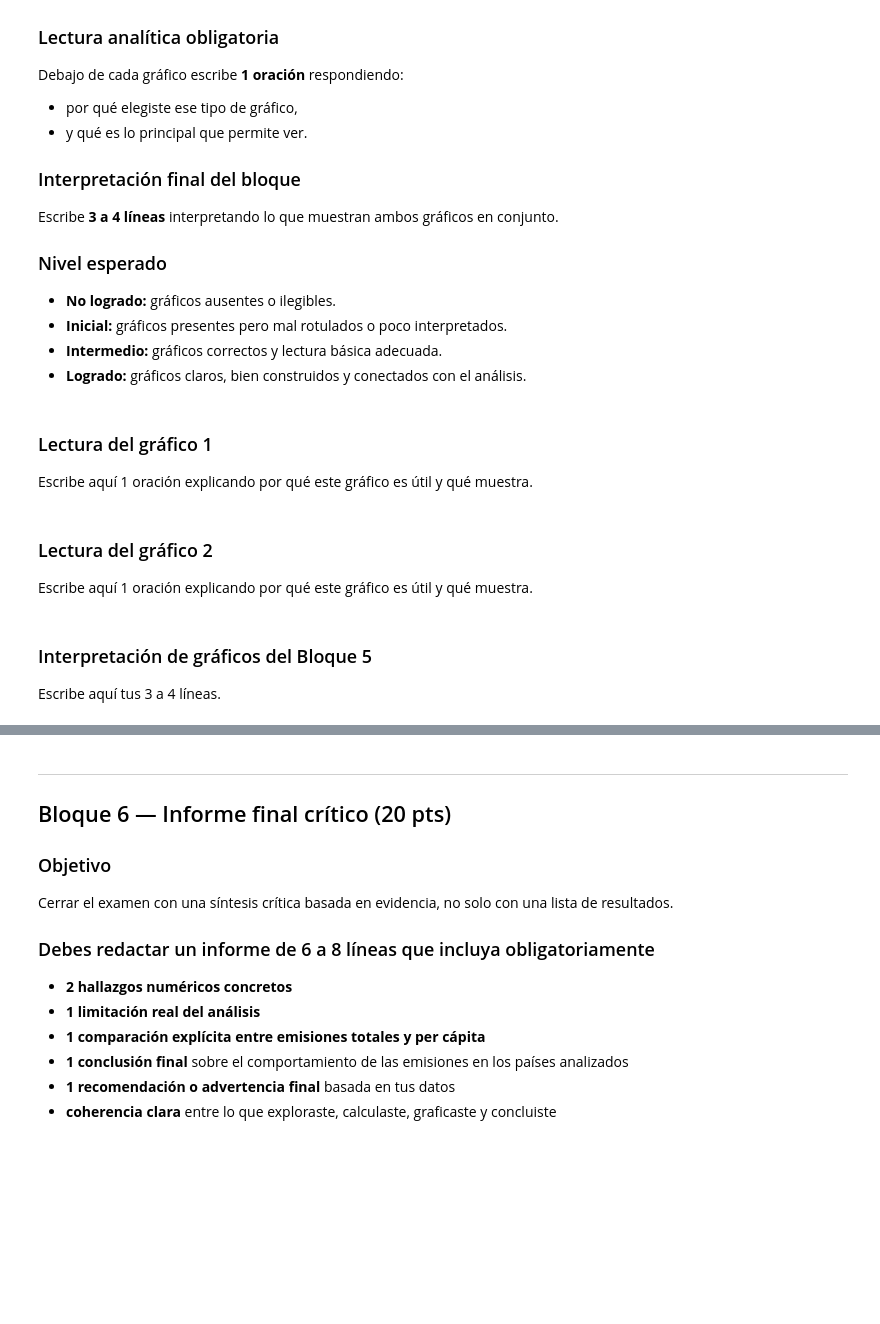
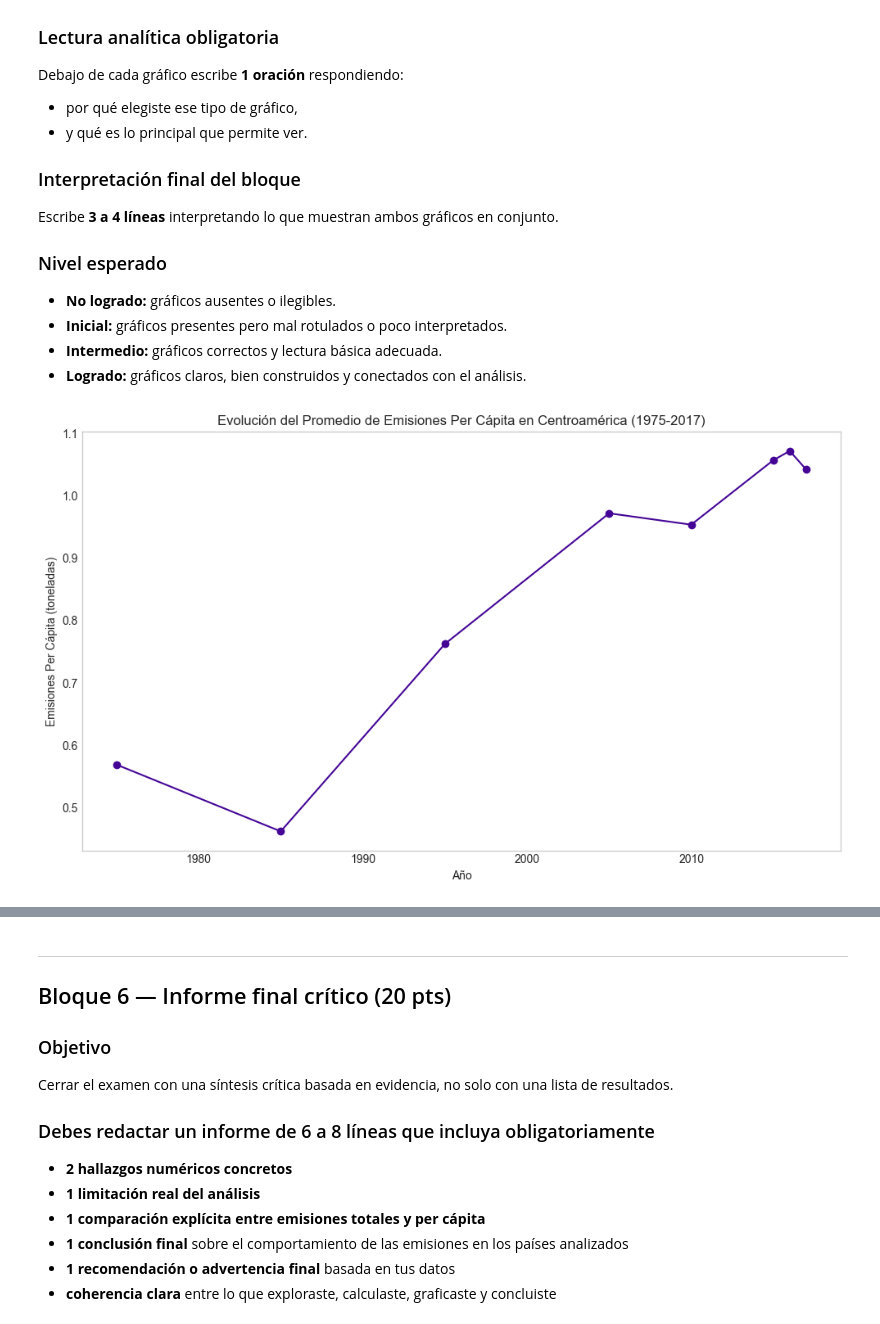
Before and after one commit to odellealhernandez/fundamentos_python, a Jupyter notebook: 14_Examen_Final/EXAMEN_FINAL - Caso Emisiones ESTUDIANTE.ipynb, the cells around one changed output, grey strips where cells are left out. Drawn from its saved outputs; the diff is of its cells as text; code cells hidden in the pictures; blank space fills up the shorter version.

```diff
--- a/14_Examen_Final/EXAMEN_FINAL - Caso Emisiones ESTUDIANTE.ipynb
+++ b/14_Examen_Final/EXAMEN_FINAL - Caso Emisiones ESTUDIANTE.ipynb
@@ -530,3 +617,0 @@ Escribe **3 a 4 líneas** interpretando lo que muestran ambos gráficos en conju
-# %% [markdown]
-### Lectura del gráfico 1
-Escribe aquí 1 oración explicando por qué este gráfico es útil y qué muestra.
@@ -535,6 +618,31 @@ Escribe aquí 1 oración explicando por qué este gráfico es útil y qué muest
-# %% [markdown]
-### Lectura del gráfico 2
-Escribe aquí 1 oración explicando por qué este gráfico es útil y qué muestra.
-# %% [markdown]
-### Interpretación de gráficos del Bloque 5
-Escribe aquí tus 3 a 4 líneas.
+# %%
+# 5.1 Construye aquí el gráfico de líneas
+import matplotlib.pyplot as plt
+plt.style.use("seaborn-v0_8-whitegrid")
+# ==========================================
+# Gráfico 1: Evolución Per Cápita Centroamérica
+# ==========================================
+
+# Se configura el tamaño de la figura
+plt.figure(figsize=(10, 6))
+
+# Se crea el gráfico de líneas para el promedio per cápita en Centroamérica
+plt.plot(
+    reporte_promedio_centroamerica['anio'],
+    reporte_promedio_centroamerica['promedio_por_anio'],
+    marker='o',
+    linestyle='-',
+    color="#440597"
+)
+
+# Se asignan títulos y etiquetas de los ejes
+plt.title('Evolución del Promedio de Emisiones Per Cápita en Centroamérica (1975-2017)')
+plt.xlabel('Año')
+plt.ylabel('Emisiones Per Cápita (toneladas)')
+plt.grid(False)
+
+# Se muestra el gráfico
+plt.tight_layout()
+plt.show()
+# %% [output]
+[figure, added]
```
Also changed, not shown: parts of 23 cells of this notebook.
